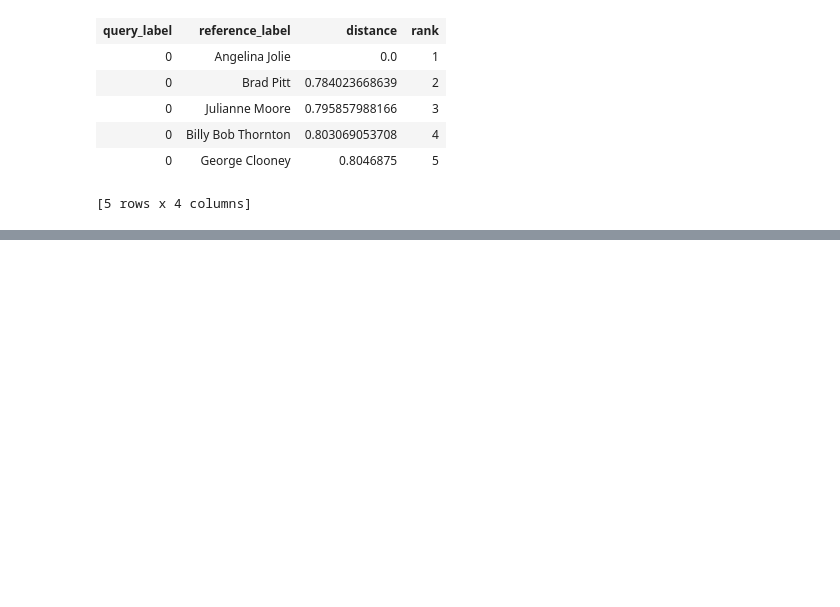
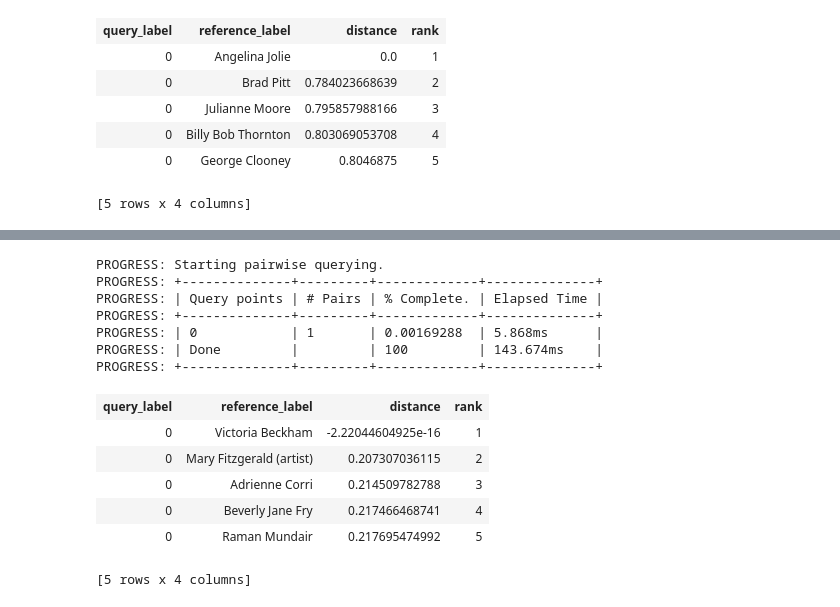
Before and after one commit to armanisakhani/MachineLearningSpecialization, a Jupyter notebook: week4/Document retrieval.ipynb, the cells around one changed output, grey strips where cells are left out. Saved outputs shown, nothing was run; the diff lists cells and outputs as text; code cells hidden in the pictures; blank space fills up the shorter version.

```diff
--- a/week4/Document retrieval.ipynb
+++ b/week4/Document retrieval.ipynb
@@ -297,0 +298,2 @@ dict
+# %%
+v_beckham = people[people['name'] == 'Victoria Beckham']
@@ -297,0 +410,17 @@ dict
+# %%
+knn_model_word_count.query(v_beckham)
+# %% [output]
+PROGRESS: Starting pairwise querying.
+PROGRESS: +--------------+---------+-------------+--------------+
+PROGRESS: | Query points | # Pairs | % Complete. | Elapsed Time |
+PROGRESS: +--------------+---------+-------------+--------------+
+PROGRESS: | 0            | 1       | 0.00169288  | 5.868ms      |
+PROGRESS: | Done         |         | 100         | 143.674ms    |
+PROGRESS: +--------------+---------+-------------+--------------+
+| query_label | reference_label | distance | rank |
+| 0 | Victoria Beckham | -2.22044604925e-16 | 1 |
+| 0 | Mary Fitzgerald (artist) | 0.207307036115 | 2 |
+| 0 | Adrienne Corri | 0.214509782788 | 3 |
+| 0 | Beverly Jane Fry | 0.217466468741 | 4 |
+| 0 | Raman Mundair | 0.217695474992 | 5 |
+[5 rows x 4 columns]
```
Also changed, not shown: parts of 22 cells of this notebook.
